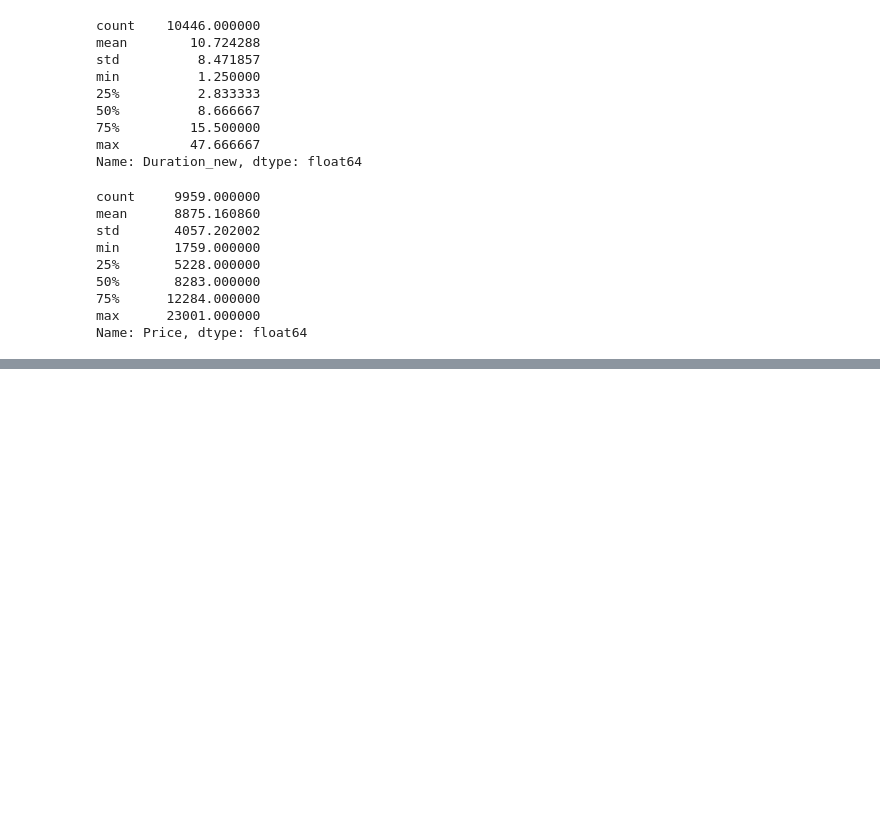
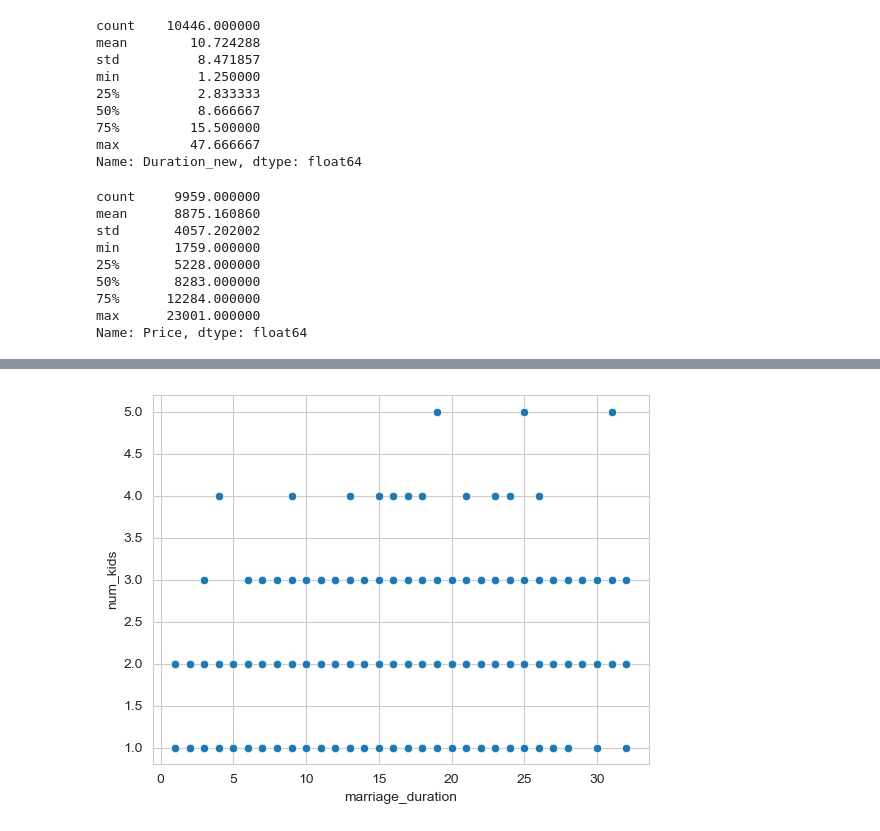
Before and after one commit to GuoweiYang19891101/data_analyst_with_python, a Jupyter notebook: datacamp_data_analyst_career_python/12_exploratory_data_analysis_python.ipynb, the cells around one changed output, grey strips where cells are left out. Cells and saved outputs as stored; diff of their text form; code cells hidden in the pictures; blank space fills up the shorter version.

```diff
--- a/datacamp_data_analyst_career_python/12_exploratory_data_analysis_python.ipynb
+++ b/datacamp_data_analyst_career_python/12_exploratory_data_analysis_python.ipynb
@@ -571,0 +646,12 @@ Name: Price, dtype: float64
+# %%
+# Code for part 3.2 (continue)
+
+# visualizing variable relationships of 'num_kids' and 'marriage_duration'
+import seaborn as sns
+import matplotlib.pyplot as plt
+
+# screate the scatterplot
+sns.scatterplot(data=divorce, x='marriage_duration', y='num_kids')
+plt.show()
+# %% [output]
+[figure, added]
```
Also changed, not shown: parts of 11 cells of this notebook.
